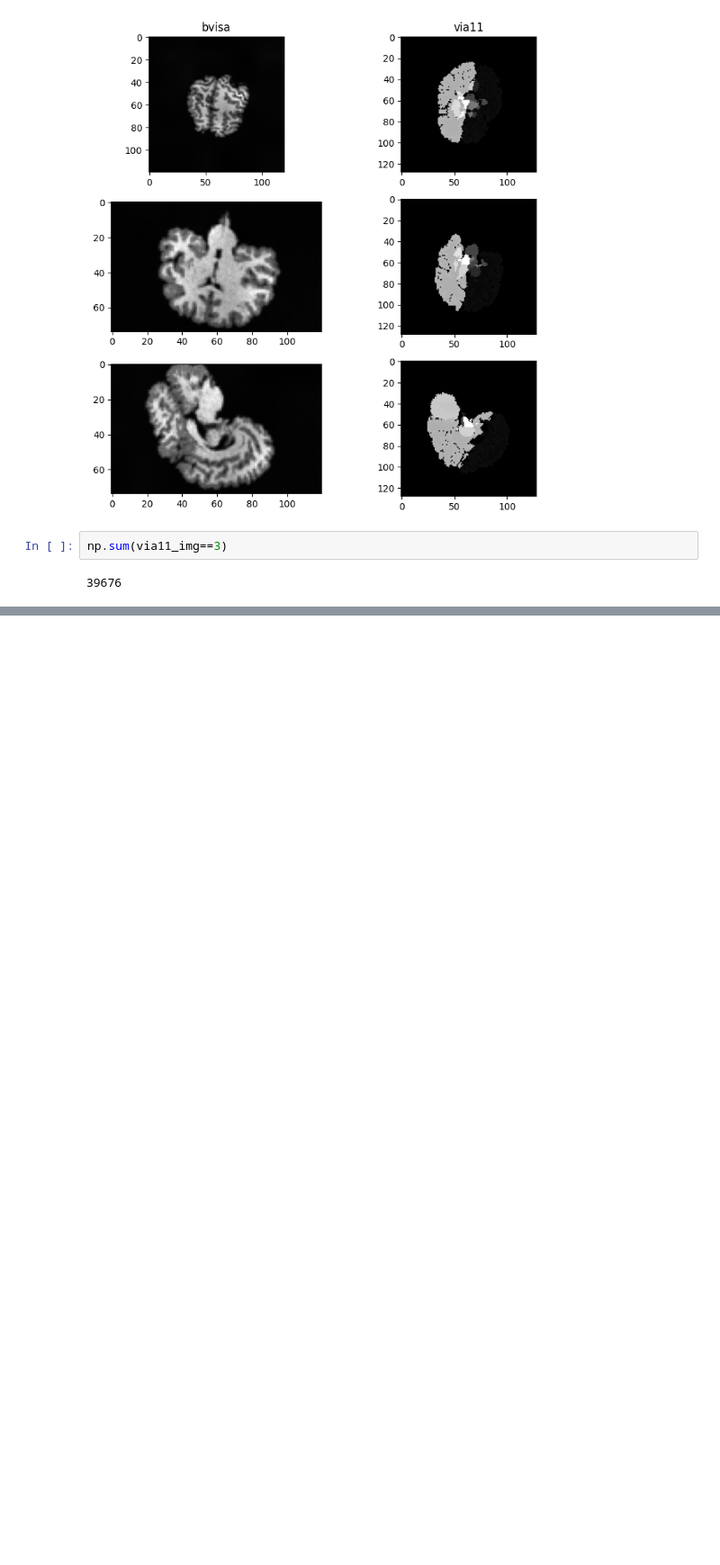
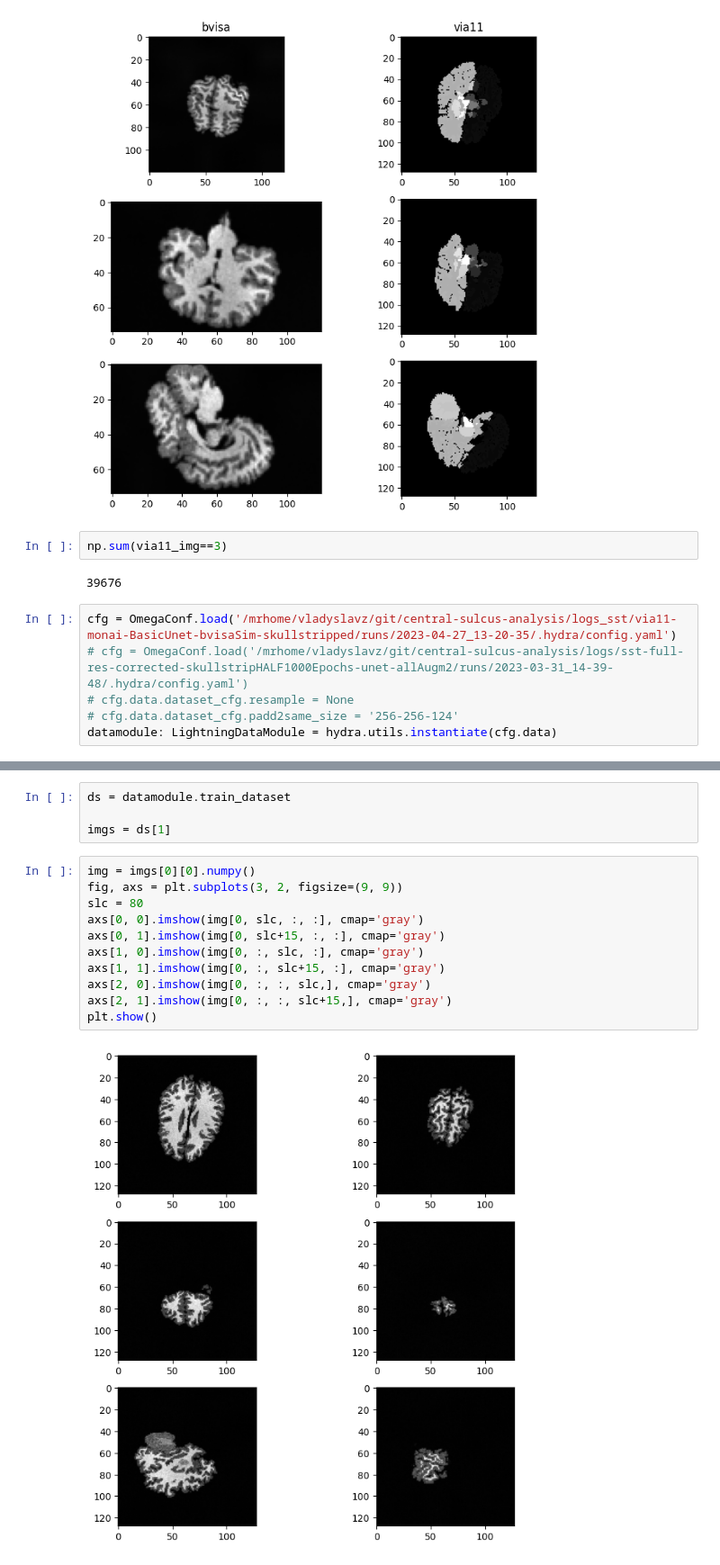
Before and after one commit to Vivikar/central-sulcus-analysis, a Jupyter notebook: notebooks/9_ValidateDownStream.ipynb, the cells around one changed output, grey strips where cells are left out. Shown at 90% size. Saved outputs shown, nothing was run; the diff lists cells and outputs as text; blank space fills up the shorter version.

```diff
--- a/notebooks/9_ValidateDownStream.ipynb
+++ b/notebooks/9_ValidateDownStream.ipynb
@@ -158,3 +187,9 @@ plt.show()
 np.sum(via11_img==3)
 # %% [output]
 39676
+# %%
+cfg = OmegaConf.load('/mrhome/vladyslavz/git/central-sulcus-analysis/logs_sst/via11-monai-BasicUnet-bvisaSim-skullstripped/runs/2023-04-27_13-20-35/.hydra/config.yaml')
+# cfg = OmegaConf.load('/mrhome/vladyslavz/git/central-sulcus-analysis/logs/sst-full-res-corrected-skullstripHALF1000Epochs-unet-allAugm2/runs/2023-03-31_14-39-48/.hydra/config.yaml')
+# cfg.data.dataset_cfg.resample = None
+# cfg.data.dataset_cfg.padd2same_size = '256-256-124'
+datamodule: LightningDataModule = hydra.utils.instantiate(cfg.data)
@@ -160,0 +198,17 @@ np.sum(via11_img==3)
+# %%
+ds = datamodule.train_dataset
+
+imgs = ds[1]
+# %%
+img = imgs[0][0].numpy()
+fig, axs = plt.subplots(3, 2, figsize=(9, 9))
+slc = 80
+axs[0, 0].imshow(img[0, slc, :, :], cmap='gray')
+axs[0, 1].imshow(img[0, slc+15, :, :], cmap='gray')
+axs[1, 0].imshow(img[0, :, slc, :], cmap='gray')
+axs[1, 1].imshow(img[0, :, slc+15, :], cmap='gray')
+axs[2, 0].imshow(img[0, :, :, slc,], cmap='gray')
+axs[2, 1].imshow(img[0, :, :, slc+15,], cmap='gray')
+plt.show()
+# %% [output]
+[figure, added]
```
Also changed, not shown: parts of 9 cells of this notebook, 16 other files.
